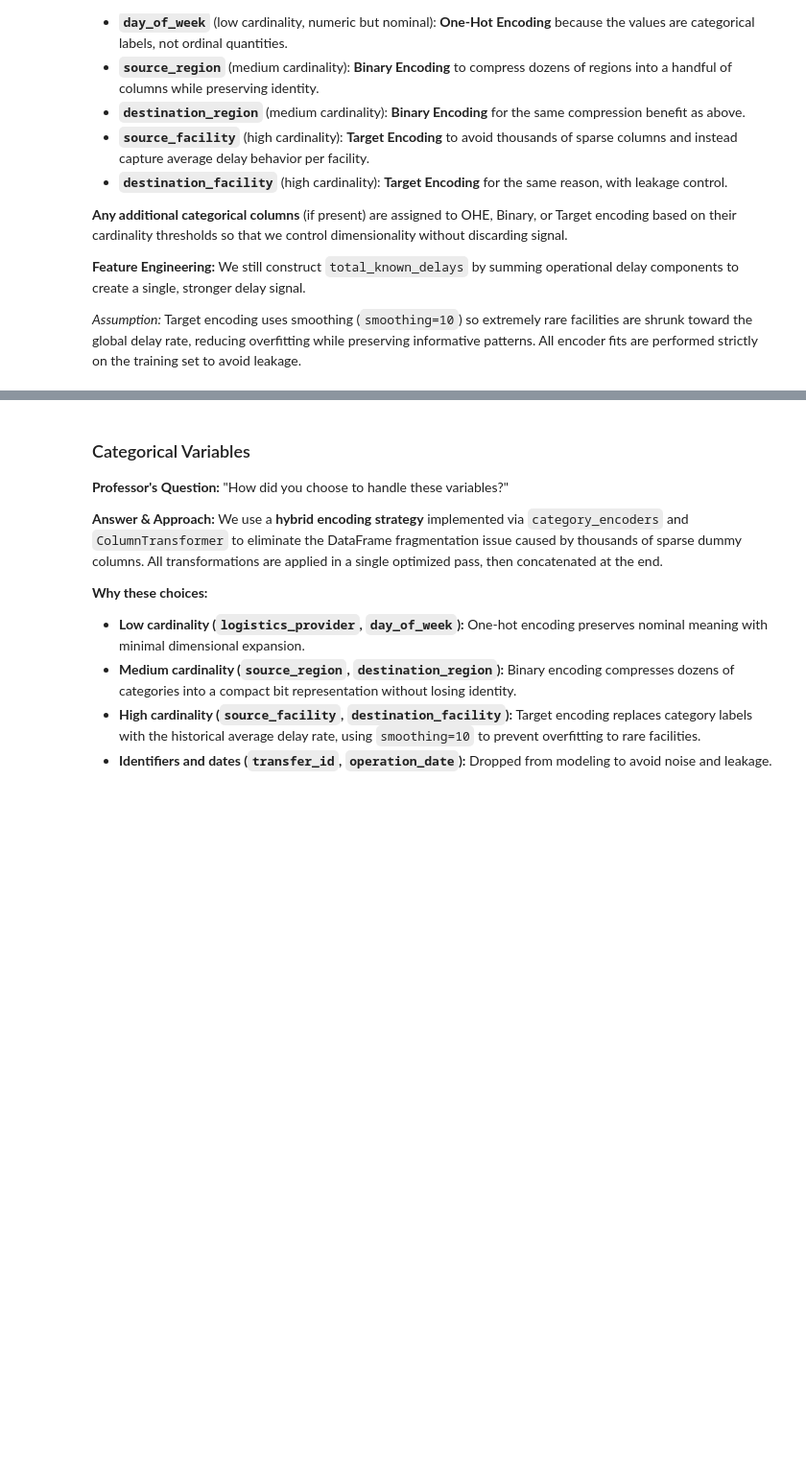
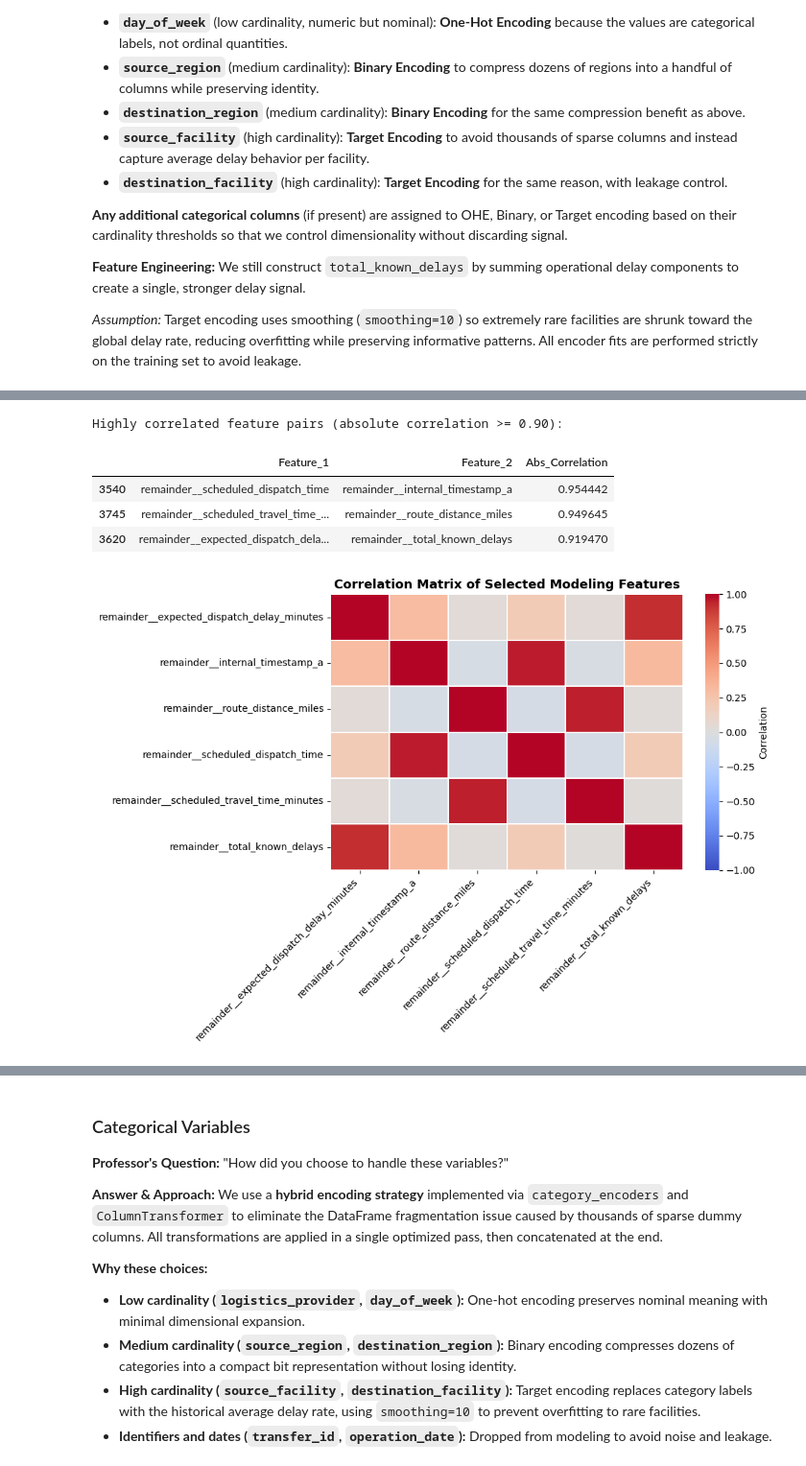
Before and after one commit to InbarKedem/final-project-intro-to-ml, a Jupyter notebook: task.ipynb, the cells around one changed output, grey strips where cells are left out. Shown at 96% size. Cells and saved outputs as stored; diff of their text form; code cells hidden in the pictures; blank space fills up the shorter version.

Commit message:
Add correlation-based feature reduction

```diff
--- a/task.ipynb
+++ b/task.ipynb
@@ -1654,8 +1654,14 @@ if train_clean.columns.duplicated().any():
 # Add target back to the training set
 train_clean['is_delayed'] = y_train.values
 
+# Preserve the complete encoded matrix before any later dimensionality reduction.
+train_encoded_full = train_clean.copy()
+test_encoded_full = test_clean.copy()
+encoded_full_features = [col for col in train_encoded_full.columns if col != 'is_delayed']
+
 print("Hybrid encoding complete.")
-print(f"Encoded feature count: {len(train_clean.columns) - 1}")
+print(f"Encoded feature count: {len(encoded_full_features)}")
+print("Full encoded dataset preserved as train_encoded_full/test_encoded_full.")
 # %% [output]
 See https://pandas.pydata.org/docs/user_guide/migration-3-strings.html#string-migration-select-dtypes for details on how to write code that works with pandas 2 and 3.
   candidate_cat_cols = list(train_clean.select_dtypes(include=['object', 'category']).columns)
@@ -1663,0 +1675,64 @@ Encoded feature count: 71
+# %%
+# Correlation matrix after feature engineering and categorical encoding.
+corr_source = train_encoded_full if 'train_encoded_full' in globals() else train_clean
+corr_features = [col for col in corr_source.columns if col != 'is_delayed']
+corr_matrix = corr_source[corr_features].corr(numeric_only=True)
+
+# Extract high-correlation pairs from the upper triangle.
+abs_corr = corr_matrix.abs()
+upper_mask = np.triu(np.ones(abs_corr.shape), k=1).astype(bool)
+upper_corr = abs_corr.where(upper_mask)
+
+high_corr_pairs = (
+    upper_corr.stack()
+    .reset_index()
+    .rename(columns={'level_0': 'Feature_1', 'level_1': 'Feature_2', 0: 'Abs_Correlation'})
+    .sort_values('Abs_Correlation', ascending=False)
+)
+
+high_corr_pairs = high_corr_pairs[high_corr_pairs['Abs_Correlation'] >= 0.90].copy()
+
+if high_corr_pairs.empty:
+    print('No feature pairs with absolute correlation >= 0.90 were found.')
+else:
+    print('Highly correlated feature pairs (absolute correlation >= 0.90):')
+    display(high_corr_pairs.head(20))
+
+# Plot a readable heatmap: use high-correlation features when available,
+# otherwise show the features most correlated with the target.
+if not high_corr_pairs.empty:
+    heatmap_cols = sorted(set(high_corr_pairs.head(20)['Feature_1']).union(high_corr_pairs.head(20)['Feature_2']))
+else:
+    target_corr = (
+        corr_source[corr_features + ['is_delayed']]
+        .corr(numeric_only=True)['is_delayed']
+        .drop('is_delayed')
+        .abs()
+        .sort_values(ascending=False)
+    )
+    heatmap_cols = target_corr.head(20).index.tolist()
+
+heatmap_cols = heatmap_cols[:25]
+
+plt.figure(figsize=(max(10, len(heatmap_cols) * 0.55), max(7, len(heatmap_cols) * 0.45)))
+sns.heatmap(
+    corr_matrix.loc[heatmap_cols, heatmap_cols],
+    cmap='coolwarm',
+    center=0,
+    vmin=-1,
+    vmax=1,
+    linewidths=0.3,
+    cbar_kws={'label': 'Correlation'}
+)
+plt.title('Correlation Matrix of Selected Modeling Features', fontsize=13, fontweight='bold')
+plt.xticks(rotation=45, ha='right')
+plt.yticks(rotation=0)
+plt.tight_layout()
+plt.show()
+# %% [output]
+Highly correlated feature pairs (absolute correlation >= 0.90):
+|  | Feature_1 | Feature_2 | Abs_Correlation |
+| 3540 | remainder__scheduled_dispatch_time | remainder__internal_timestamp_a | 0.954442 |
+| 3745 | remainder__scheduled_travel_time_... | remainder__route_distance_miles | 0.949645 |
+| 3620 | remainder__expected_dispatch_dela... | remainder__total_known_delays | 0.919470 |
+[figure, added]
```
Also changed, not shown: parts of 6 cells of this notebook.
